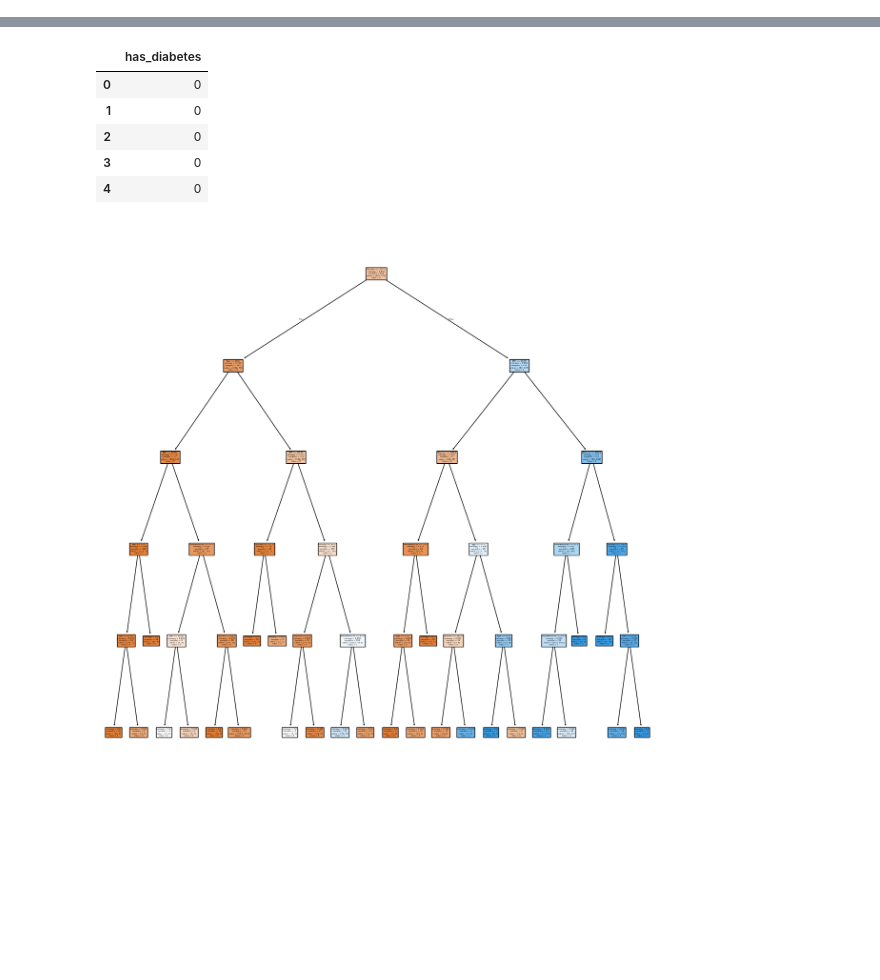
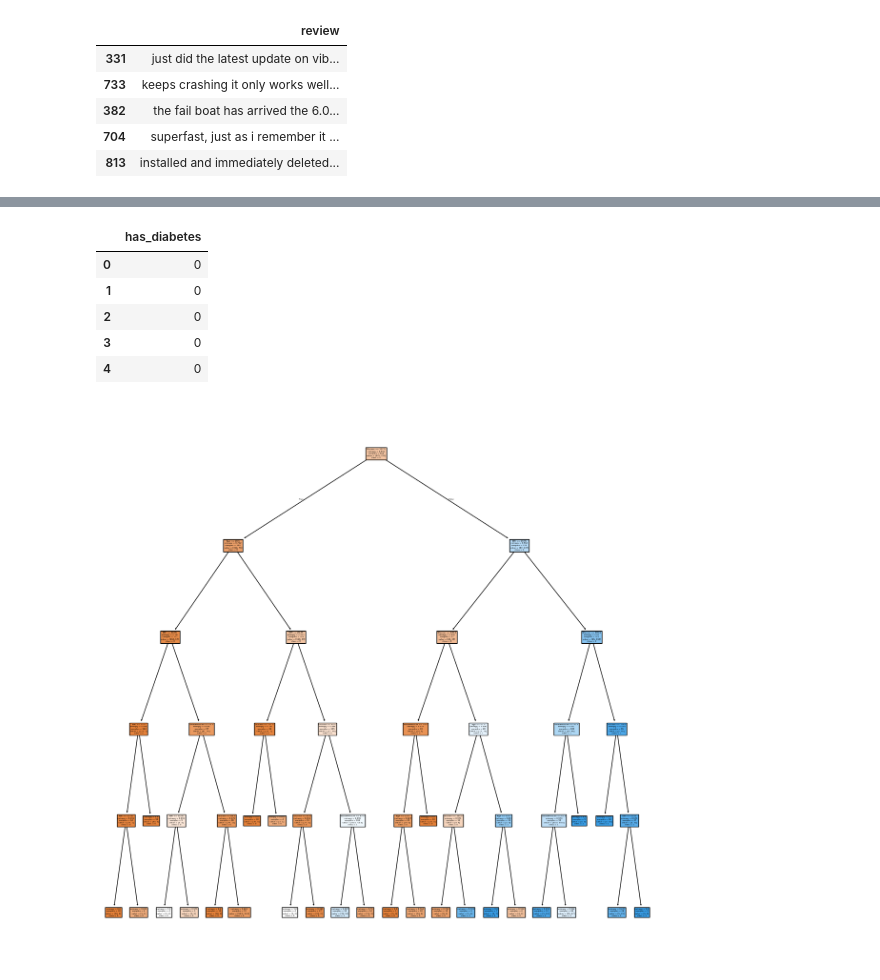
Before and after one commit to 4GeeksAcademy/Naive_Bayes_Project_Tutorial_DianaM, a Jupyter notebook: src/explore.ipynb, the cells around one changed output, grey strips where cells are left out. Saved outputs shown, nothing was run; the diff lists cells and outputs as text; code cells hidden in the pictures; blank space fills up the shorter version.

```diff
--- a/src/explore.ipynb
+++ b/src/explore.ipynb
@@ -26,0 +69,20 @@ from pickle import dump
+# %%
+# Data Split
+
+import pandas as pd
+from sklearn.model_selection import train_test_split
+
+X = df.drop("polarity", axis = 1)
+y = df["polarity"]
+
+X_train, X_test, y_train, y_test = train_test_split(X, y, test_size = 0.2, random_state = 42)
+
+
+X_train.head()
+# %% [output]
+|  | review |
+| 331 | just did the latest update on vib... |
+| 733 | keeps crashing it only works well... |
+| 382 | the fail boat has arrived the 6.0... |
+| 704 | superfast, just as i remember it ... |
+| 813 | installed and immediately deleted... |
```
Also changed, not shown: parts of 18 cells of this notebook, 10 other files.
